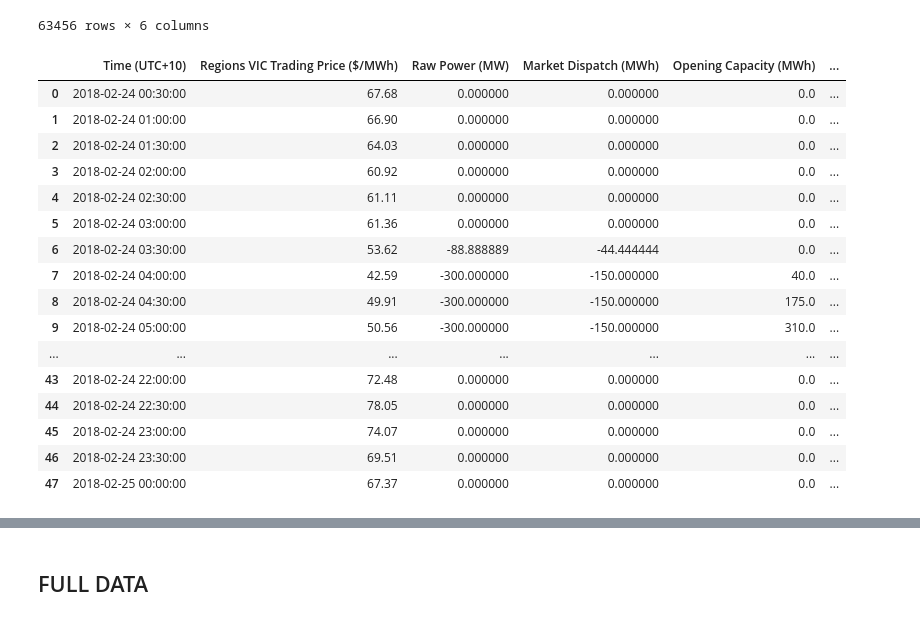
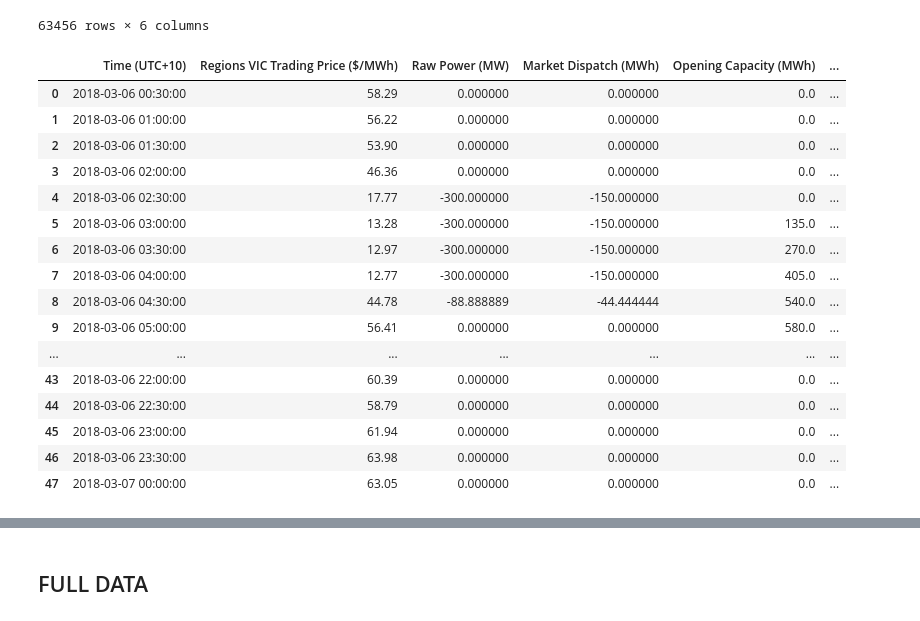
Before and after one commit to rinliauw/energy-market-and-battery-optimization, a Jupyter notebook: code/First Algorithm/Local Maximisation.ipynb, the cells around one changed output, grey strips where cells are left out. Cells and saved outputs as stored; diff of their text form; code cells hidden in the pictures.

```diff
--- a/code/First Algorithm/Local Maximisation.ipynb
+++ b/code/First Algorithm/Local Maximisation.ipynb
@@ -552,28 +605,28 @@ data_128
 | 63455 | 2021-08-15 00:00:00 | 8.73 | 0.0 | 0.0 | 0.0 | ... |
 63456 rows × 6 columns
 # %%
-data_interval = data_128.loc[(data_128['Time (UTC+10)'] >= '2018-02-24 00:30:00') & \
-                        (data_128['Time (UTC+10)'] <= '2018-02-25 00:00:00')].copy()
+data_interval = data_128.loc[(data_128['Time (UTC+10)'] >= '2018-03-06 00:30:00') & \
+                        (data_128['Time (UTC+10)'] <= '2018-03-07 00:00:00')].copy()
 data_interval = data_interval.reset_index(drop = True)
 data_interval
 # %% [output]
 |  | Time (UTC+10) | Regions VIC Trading Price ($/MWh) | Raw Power (MW) | Market Dispatch (MWh) | Opening Capacity (MWh) | ... |
-| 0 | 2018-02-24 00:30:00 | 67.68 | 0.000000 | 0.000000 | 0.0 | ... |
-| 1 | 2018-02-24 01:00:00 | 66.90 | 0.000000 | 0.000000 | 0.0 | ... |
-| 2 | 2018-02-24 01:30:00 | 64.03 | 0.000000 | 0.000000 | 0.0 | ... |
-| 3 | 2018-02-24 02:00:00 | 60.92 | 0.000000 | 0.000000 | 0.0 | ... |
-| 4 | 2018-02-24 02:30:00 | 61.11 | 0.000000 | 0.000000 | 0.0 | ... |
-| 5 | 2018-02-24 03:00:00 | 61.36 | 0.000000 | 0.000000 | 0.0 | ... |
-| 6 | 2018-02-24 03:30:00 | 53.62 | -88.888889 | -44.444444 | 0.0 | ... |
-| 7 | 2018-02-24 04:00:00 | 42.59 | -300.000000 | -150.000000 | 40.0 | ... |
-| 8 | 2018-02-24 04:30:00 | 49.91 | -300.000000 | -150.000000 | 175.0 | ... |
-| 9 | 2018-02-24 05:00:00 | 50.56 | -300.000000 | -150.000000 | 310.0 | ... |
+| 0 | 2018-03-06 00:30:00 | 58.29 | 0.000000 | 0.000000 | 0.0 | ... |
+| 1 | 2018-03-06 01:00:00 | 56.22 | 0.000000 | 0.000000 | 0.0 | ... |
+| 2 | 2018-03-06 01:30:00 | 53.90 | 0.000000 | 0.000000 | 0.0 | ... |
+| 3 | 2018-03-06 02:00:00 | 46.36 | 0.000000 | 0.000000 | 0.0 | ... |
+| 4 | 2018-03-06 02:30:00 | 17.77 | -300.000000 | -150.000000 | 0.0 | ... |
+| 5 | 2018-03-06 03:00:00 | 13.28 | -300.000000 | -150.000000 | 135.0 | ... |
+| 6 | 2018-03-06 03:30:00 | 12.97 | -300.000000 | -150.000000 | 270.0 | ... |
+| 7 | 2018-03-06 04:00:00 | 12.77 | -300.000000 | -150.000000 | 405.0 | ... |
+| 8 | 2018-03-06 04:30:00 | 44.78 | -88.888889 | -44.444444 | 540.0 | ... |
+| 9 | 2018-03-06 05:00:00 | 56.41 | 0.000000 | 0.000000 | 580.0 | ... |
 | ... | ... | ... | ... | ... | ... | ... |
-| 43 | 2018-02-24 22:00:00 | 72.48 | 0.000000 | 0.000000 | 0.0 | ... |
-| 44 | 2018-02-24 22:30:00 | 78.05 | 0.000000 | 0.000000 | 0.0 | ... |
-| 45 | 2018-02-24 23:00:00 | 74.07 | 0.000000 | 0.000000 | 0.0 | ... |
-| 46 | 2018-02-24 23:30:00 | 69.51 | 0.000000 | 0.000000 | 0.0 | ... |
-| 47 | 2018-02-25 00:00:00 | 67.37 | 0.000000 | 0.000000 | 0.0 | ... |
+| 43 | 2018-03-06 22:00:00 | 60.39 | 0.000000 | 0.000000 | 0.0 | ... |
+| 44 | 2018-03-06 22:30:00 | 58.79 | 0.000000 | 0.000000 | 0.0 | ... |
+| 45 | 2018-03-06 23:00:00 | 61.94 | 0.000000 | 0.000000 | 0.0 | ... |
+| 46 | 2018-03-06 23:30:00 | 63.98 | 0.000000 | 0.000000 | 0.0 | ... |
+| 47 | 2018-03-07 00:00:00 | 63.05 | 0.000000 | 0.000000 | 0.0 | ... |
 # %%
 status = setStatus(data_interval)
 data_interval['Status'] = pd.Series(status)
```
Also changed, not shown: parts of 6 cells of this notebook, 7 other files.
